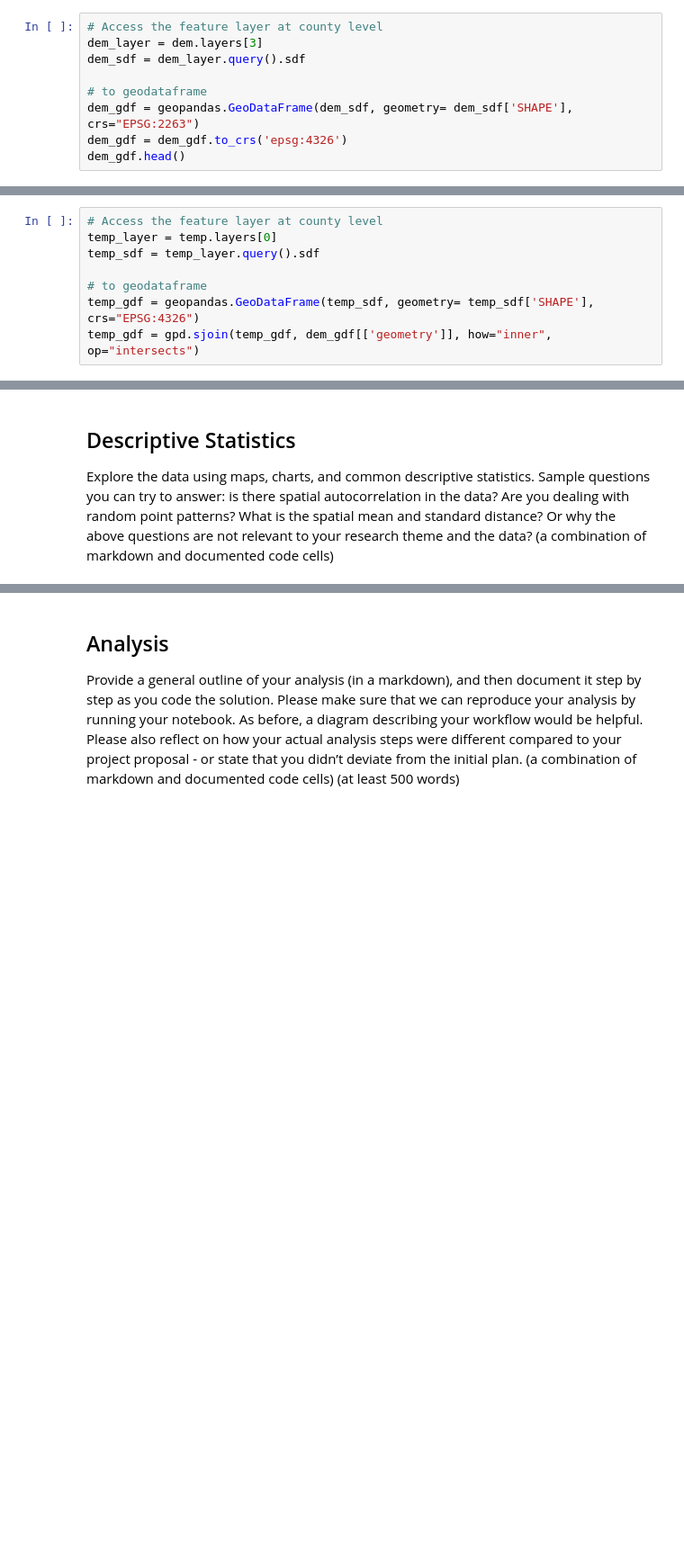
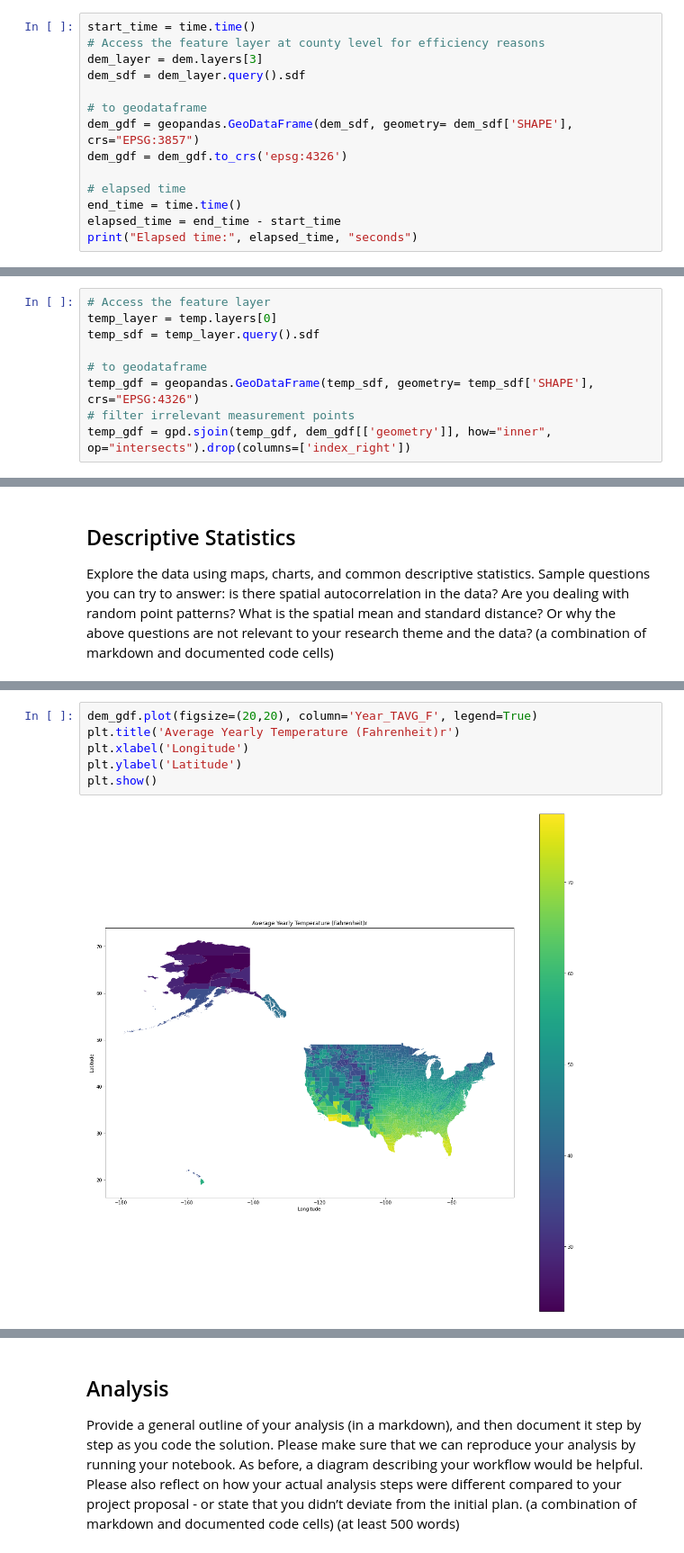
Before and after one commit to sheenapatel262/dsc170_final_proj, a Jupyter notebook: dsc170_proj.ipynb, the cells around one changed output, grey strips where cells are left out. Shown at 90% size. Saved outputs shown, nothing was run; the diff lists cells and outputs as text; blank space fills up the shorter version.

```diff
--- a/dsc170_proj.ipynb
+++ b/dsc170_proj.ipynb
@@ -89,12 +90,17 @@ Congressional District
 County
 Tract
 # %%
-# Access the feature layer at county level
+start_time = time.time()
+# Access the feature layer at county level for efficiency reasons
 dem_layer = dem.layers[3]
 dem_sdf = dem_layer.query().sdf
 
 # to geodataframe
-dem_gdf = geopandas.GeoDataFrame(dem_sdf, geometry= dem_sdf['SHAPE'], crs="EPSG:2263")
+dem_gdf = geopandas.GeoDataFrame(dem_sdf, geometry= dem_sdf['SHAPE'], crs="EPSG:3857")
 dem_gdf = dem_gdf.to_crs('epsg:4326')
-dem_gdf.head()
+
+# elapsed time
+end_time = time.time()
+elapsed_time = end_time - start_time
+print("Elapsed time:", elapsed_time, "seconds")
 # %% [output]
@@ -113,10 +113,11 @@ display(temp)
 # %% [output]
 <Item title:"World Historical Climate - Monthly Averages for GHCN-D Stations for 1981 - 2010" type:Feature Layer Collection owner:esri_observations>
 # %%
-# Access the feature layer at county level
+# Access the feature layer
 temp_layer = temp.layers[0]
 temp_sdf = temp_layer.query().sdf
 
 # to geodataframe
 temp_gdf = geopandas.GeoDataFrame(temp_sdf, geometry= temp_sdf['SHAPE'], crs="EPSG:4326")
-temp_gdf = gpd.sjoin(temp_gdf, dem_gdf[['geometry']], how="inner", op="intersects")
+# filter irrelevant measurement points
+temp_gdf = gpd.sjoin(temp_gdf, dem_gdf[['geometry']], how="inner", op="intersects").drop(columns=['index_right'])
@@ -203,0 +159,8 @@ Let's identify some variables of interest within the Esri Demographics Spatial D
+# %%
+dem_gdf.plot(figsize=(20,20), column='Year_TAVG_F', legend=True)
+plt.title('Average Yearly Temperature (Fahrenheit)r')
+plt.xlabel('Longitude')
+plt.ylabel('Latitude')
+plt.show()
+# %% [output]
+[figure, added]
```
Also changed, not shown: parts of 20 cells of this notebook.
